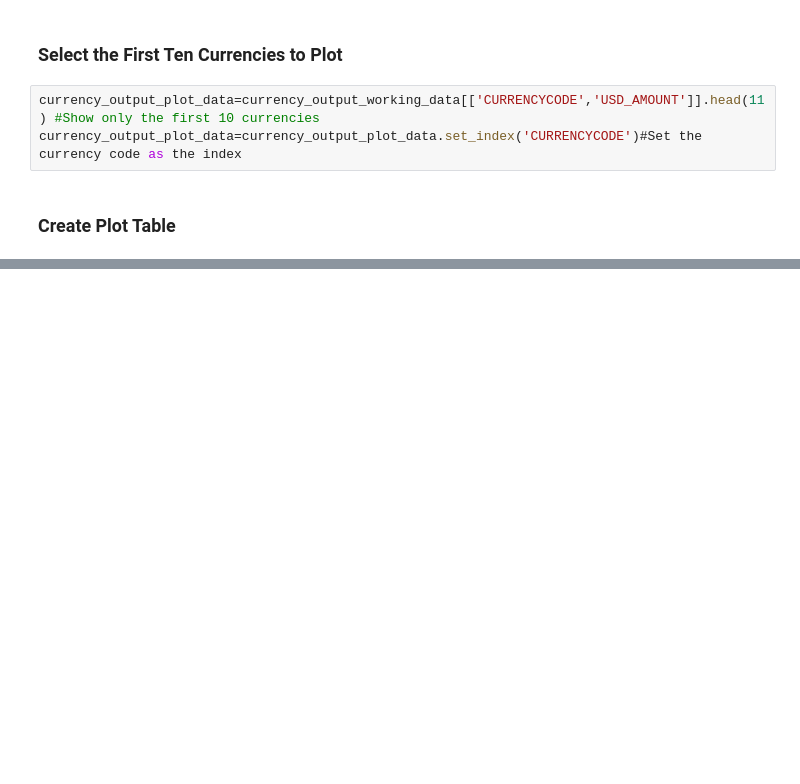
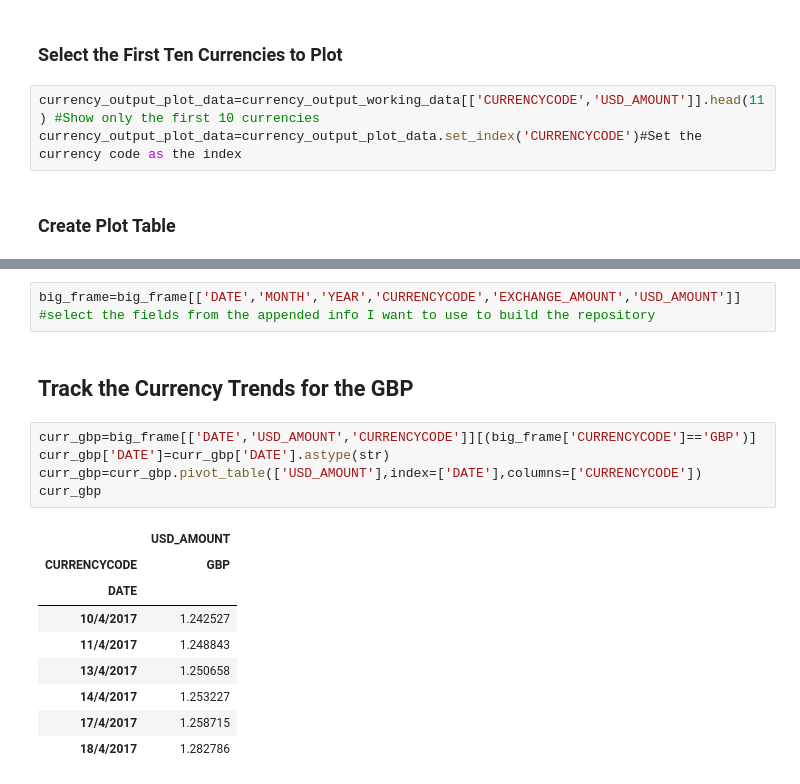
Before and after one commit to dbjohnsonii/currency_monitor, a Jupyter notebook: currency_monitor.ipynb, the cells around one changed output, grey strips where cells are left out. Saved outputs shown, nothing was run; the diff lists cells and outputs as text; blank space fills up the shorter version.

```diff
--- a/currency_monitor.ipynb
+++ b/currency_monitor.ipynb
@@ -339,0 +348,19 @@ charts.set_ylabel("USD")
+# %%
+big_frame=big_frame[['DATE','MONTH','YEAR','CURRENCYCODE','EXCHANGE_AMOUNT','USD_AMOUNT']] #select the fields from the appended info I want to use to build the repository
+# %% [markdown]
+## Track the Currency Trends for the GBP
+# %%
+curr_gbp=big_frame[['DATE','USD_AMOUNT','CURRENCYCODE']][(big_frame['CURRENCYCODE']=='GBP')]
+curr_gbp['DATE']=curr_gbp['DATE'].astype(str)
+curr_gbp=curr_gbp.pivot_table(['USD_AMOUNT'],index=['DATE'],columns=['CURRENCYCODE'])
+curr_gbp
+# %% [output]
+|  | USD_AMOUNT |
+| CURRENCYCODE | GBP |
+| DATE |  |
+| 10/4/2017 | 1.242527 |
+| 11/4/2017 | 1.248843 |
+| 13/4/2017 | 1.250658 |
+| 14/4/2017 | 1.253227 |
+| 17/4/2017 | 1.258715 |
+| 18/4/2017 | 1.282786 |
```
Also changed, not shown: parts of 22 cells of this notebook.
